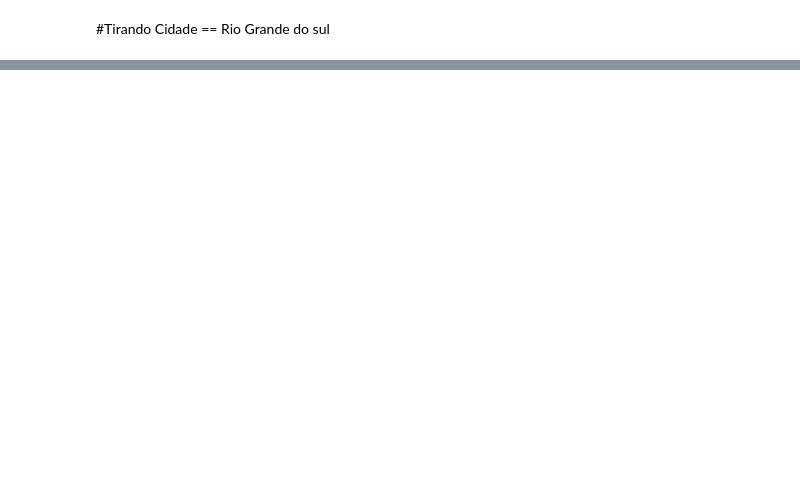
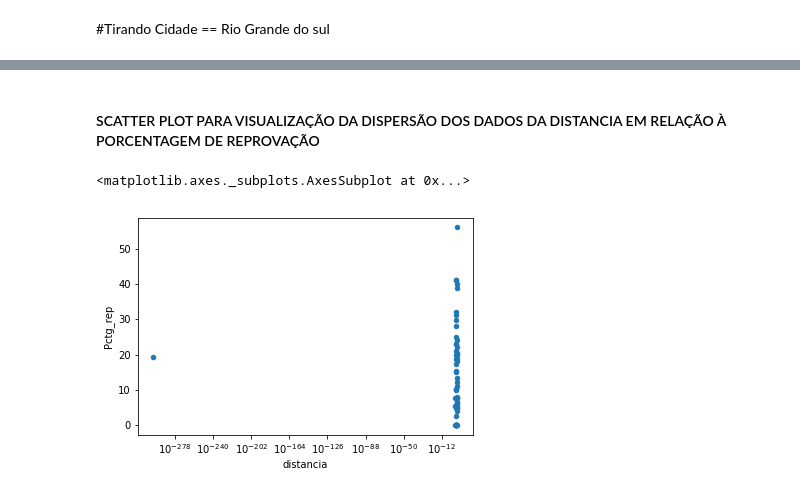
Before and after one commit to kriskappel/UFPel_OpenForm_Analysis, a Jupyter notebook: ufpel_form_analysis.ipynb, the cells around one changed output, grey strips where cells are left out. Drawn from its saved outputs; the diff is of its cells as text; code cells hidden in the pictures; blank space fills up the shorter version.

```diff
--- a/ufpel_form_analysis.ipynb
+++ b/ufpel_form_analysis.ipynb
@@ -95,0 +72,22 @@ city.drop(['Rio Grande do Sul'])
+# %%
+city['Nome'] = city.index
+
+dist.groupby('cidade')
+dist2 = dist[dist['cidade'].isin(city["Nome"])].dropna()
+dist2['Nome'] = dist2['cidade']
+
+dist2.drop("cidade", axis = 1, inplace = True)
+dist2.drop("latitude", axis = 1, inplace = True)
+dist2.drop("longitude", axis = 1, inplace = True)
+dist2
+
+df_merged = pd.merge(dist2, city, on='Nome')
+#df_merged
+# %%
+df_nota = filtered.copy()
+df_nota
+
+df_nota = df_nota.groupby('Cidade').sum()
+df_nota["Pctg_rep"] = (df_nota["Reprovacao"] * 100) / df_nota["Num_disciplinas"]
+
+df_nota["Nome"] = df_nota.index
@@ -95,0 +98,6 @@ city.drop(['Rio Grande do Sul'])
+# %%
+df_cidades = pd.merge(df_merged, df_nota, on='Nome')
+
+df_cidades["Media"] = df_cidades["Media"] / df_cidades["Num"]
+
+df_cidades
@@ -95,0 +142,7 @@ city.drop(['Rio Grande do Sul'])
+# %% [markdown]
+#### SCATTER PLOT PARA VISUALIZAÇÃO DA DISPERSÃO DOS DADOS DA DISTANCIA EM RELAÇÃO À PORCENTAGEM DE REPROVAÇÃO
+# %%
+df_cidades.plot(x='distancia', y='Pctg_rep', kind='scatter', logx=True)
+# %% [output]
+<matplotlib.axes._subplots.AxesSubplot at 0x...>
+[figure, added]
```
Also changed, not shown: parts of 42 cells of this notebook.
